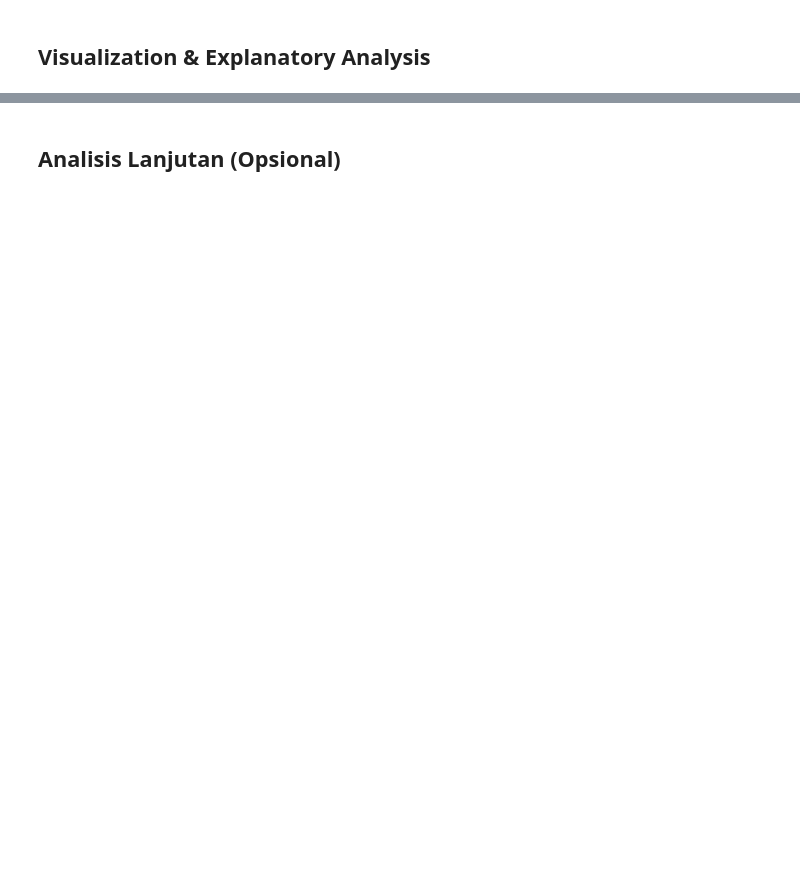
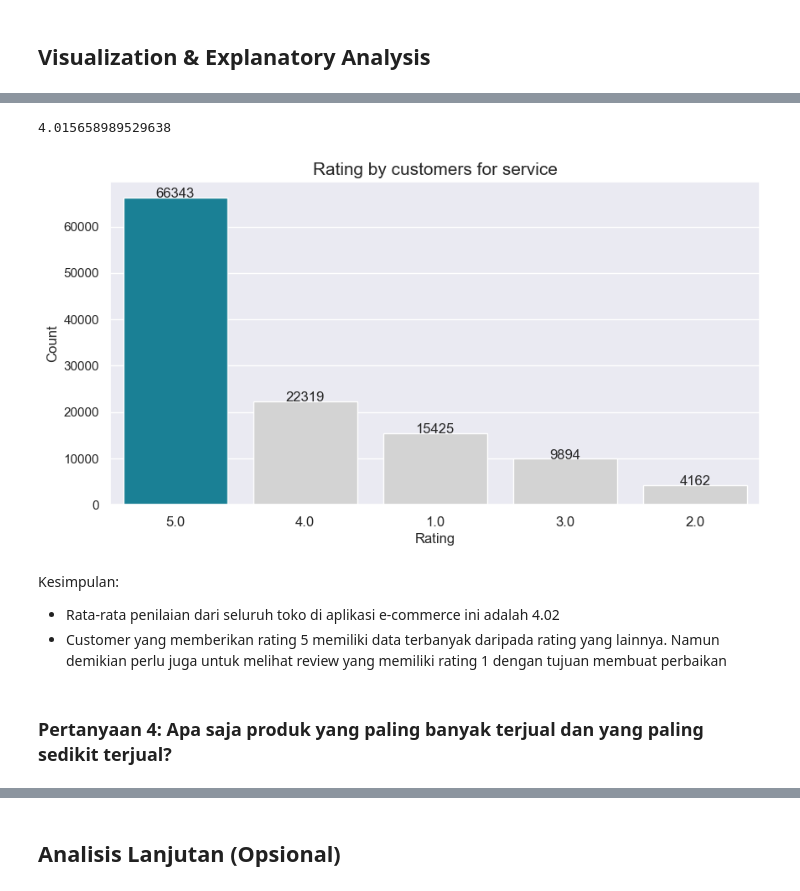
Before and after one commit to ihsanuramdan/dicoding, a Jupyter notebook: Proyek_Analisis_Data.ipynb, the cells around one changed output, grey strips where cells are left out. Saved outputs shown, nothing was run; the diff lists cells and outputs as text; code cells hidden in the pictures; blank space fills up the shorter version.

```diff
--- a/Proyek_Analisis_Data.ipynb
+++ b/Proyek_Analisis_Data.ipynb
@@ -50,0 +1150,38 @@
+# %%
+all_df['review_score'].mean()
+# %% [output]
+4.015658989529638
+# %%
+reviewScores_df = all_df['review_score'].value_counts().sort_values(ascending=False)
+
+topScore_df = reviewScores_df.idxmax()
+
+sns.set_theme(style="darkgrid")
+
+plt.figure(figsize=(10, 5))
+sns.barplot(x=reviewScores_df.index,
+            y=reviewScores_df.values,
+            order=reviewScores_df.index,
+            hue_order=reviewScores_df.index,
+            hue=reviewScores_df.index,
+            legend= False,
+            palette=["#068DA9" if score == topScore_df else "#D3D3D3" for score in reviewScores_df.index],
+            )
+
+for i in range(len(reviewScores_df.index)):
+        plt.text(i,reviewScores_df.values[i],reviewScores_df.values[i],ha='center')
+
+plt.title("Rating by customers for service", fontsize=15)
+plt.xlabel("Rating")
+plt.ylabel("Count")
+plt.xticks(fontsize=12)
+plt.show()
+# %% [output]
+[figure, added]
+# %% [markdown]
+Kesimpulan:
+
+- Rata-rata penilaian dari seluruh toko di aplikasi e-commerce ini adalah 4.02
+- Customer yang memberikan rating 5 memiliki data terbanyak daripada rating yang lainnya. Namun demikian perlu juga untuk melihat review yang memiliki rating 1 dengan tujuan membuat perbaikan
+# %% [markdown]
+### Pertanyaan 4: Apa saja produk yang paling banyak terjual dan yang paling sedikit terjual?
```
Also changed, not shown: parts of 125 cells of this notebook, 1 other file.
